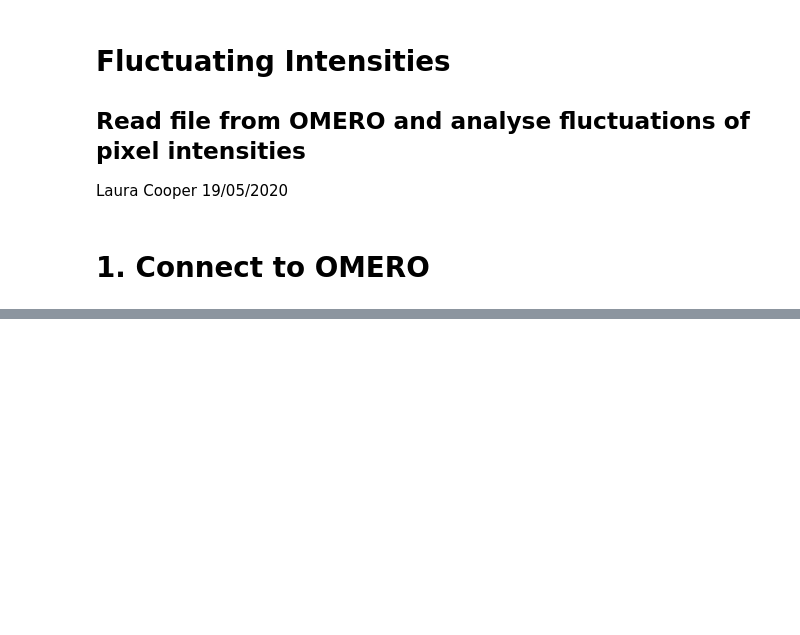
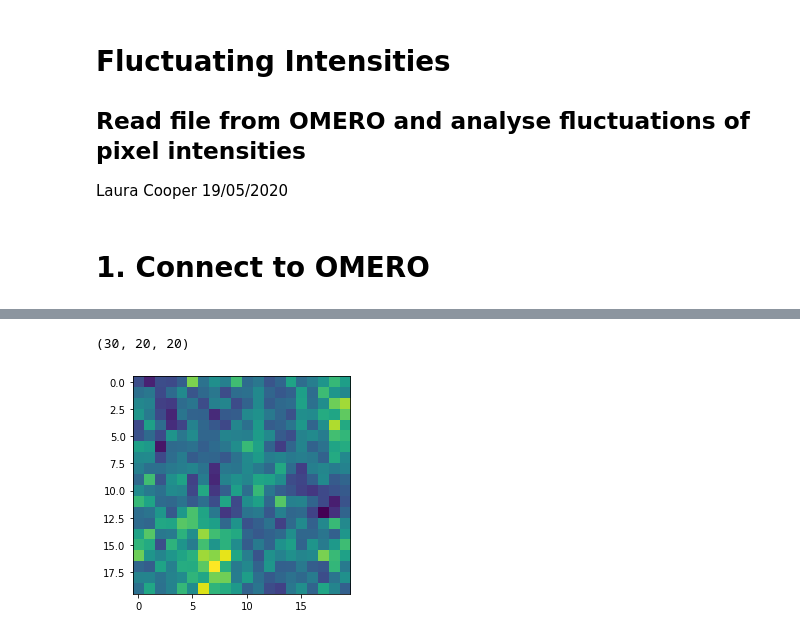
Before and after one commit to Laura190/FluctuatingIntensities, a Jupyter notebook: FluctuatingIntensities.ipynb, the cells around one changed output, grey strips where cells are left out. Drawn from its saved outputs; the diff is of its cells as text; code cells hidden in the pictures; blank space fills up the shorter version.

```diff
--- a/FluctuatingIntensities.ipynb
+++ b/FluctuatingIntensities.ipynb
@@ -26,0 +124,6 @@ False
+# %%
+#Turblence Strength
+u_rms=
+# %% [output]
+(30, 20, 20)
+[figure, added]
```
Also changed, not shown: parts of 21 cells of this notebook, 1 other file.
